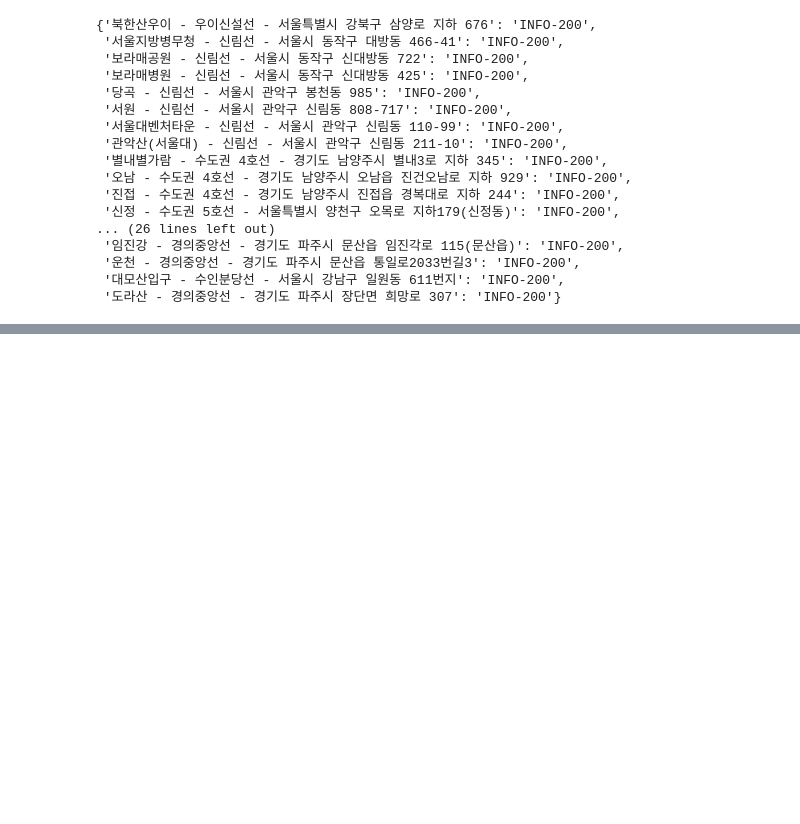
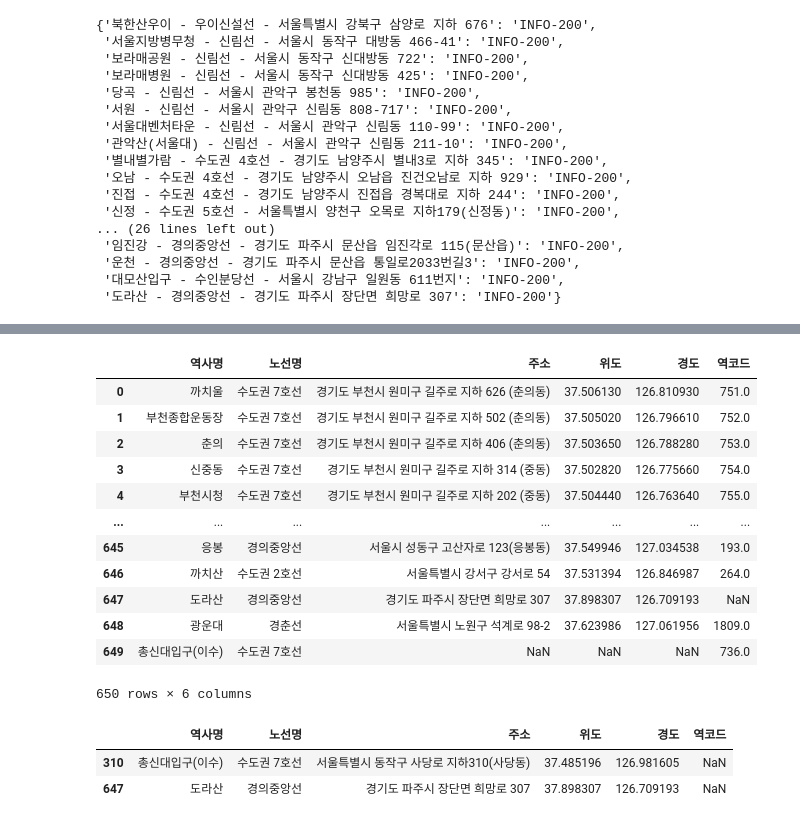
Before and after one commit to 23-1-CauCapstone-Team3/DataPreprocessing, a Jupyter notebook: train/station.ipynb, the cells around one changed output, grey strips where cells are left out. Drawn from its saved outputs; the diff is of its cells as text; code cells hidden in the pictures; blank space fills up the shorter version.

```diff
--- a/train/station.ipynb
+++ b/train/station.ipynb
@@ -1656,0 +1675,25 @@ err
+# %%
+result.drop(columns=["Unnamed: 0.1", "역번호", "외부코드", "Unnamed: 0"], inplace=True)
+result
+# %% [output]
+|  | 역사명 | 노선명 | 주소 | 위도 | 경도 | 역코드 |
+| 0 | 까치울 | 수도권 7호선 | 경기도 부천시 원미구 길주로 지하 626 (춘의동) | 37.506130 | 126.810930 | 751.0 |
+| 1 | 부천종합운동장 | 수도권 7호선 | 경기도 부천시 원미구 길주로 지하 502 (춘의동) | 37.505020 | 126.796610 | 752.0 |
+| 2 | 춘의 | 수도권 7호선 | 경기도 부천시 원미구 길주로 지하 406 (춘의동) | 37.503650 | 126.788280 | 753.0 |
+| 3 | 신중동 | 수도권 7호선 | 경기도 부천시 원미구 길주로 지하 314 (중동) | 37.502820 | 126.775660 | 754.0 |
+| 4 | 부천시청 | 수도권 7호선 | 경기도 부천시 원미구 길주로 지하 202 (중동) | 37.504440 | 126.763640 | 755.0 |
+| ... | ... | ... | ... | ... | ... | ... |
+| 645 | 응봉 | 경의중앙선 | 서울시 성동구 고산자로 123(응봉동) | 37.549946 | 127.034538 | 193.0 |
+| 646 | 까치산 | 수도권 2호선 | 서울특별시 강서구 강서로 54 | 37.531394 | 126.846987 | 264.0 |
+| 647 | 도라산 | 경의중앙선 | 경기도 파주시 장단면 희망로 307 | 37.898307 | 126.709193 | NaN |
+| 648 | 광운대 | 경춘선 | 서울특별시 노원구 석계로 98-2 | 37.623986 | 127.061956 | 1809.0 |
+| 649 | 총신대입구(이수) | 수도권 7호선 | NaN | NaN | NaN | 736.0 |
+650 rows × 6 columns
+# %%
+result[pd.isnull(result["역코드"])]
+
+# 추후 둘은 수동으로 넣어줄 것
+# %% [output]
+|  | 역사명 | 노선명 | 주소 | 위도 | 경도 | 역코드 |
+| 310 | 총신대입구(이수) | 수도권 7호선 | 서울특별시 동작구 사당로 지하310(사당동) | 37.485196 | 126.981605 | NaN |
+| 647 | 도라산 | 경의중앙선 | 경기도 파주시 장단면 희망로 307 | 37.898307 | 126.709193 | NaN |
```
Also changed, not shown: parts of 5 cells of this notebook, 1 other file.
